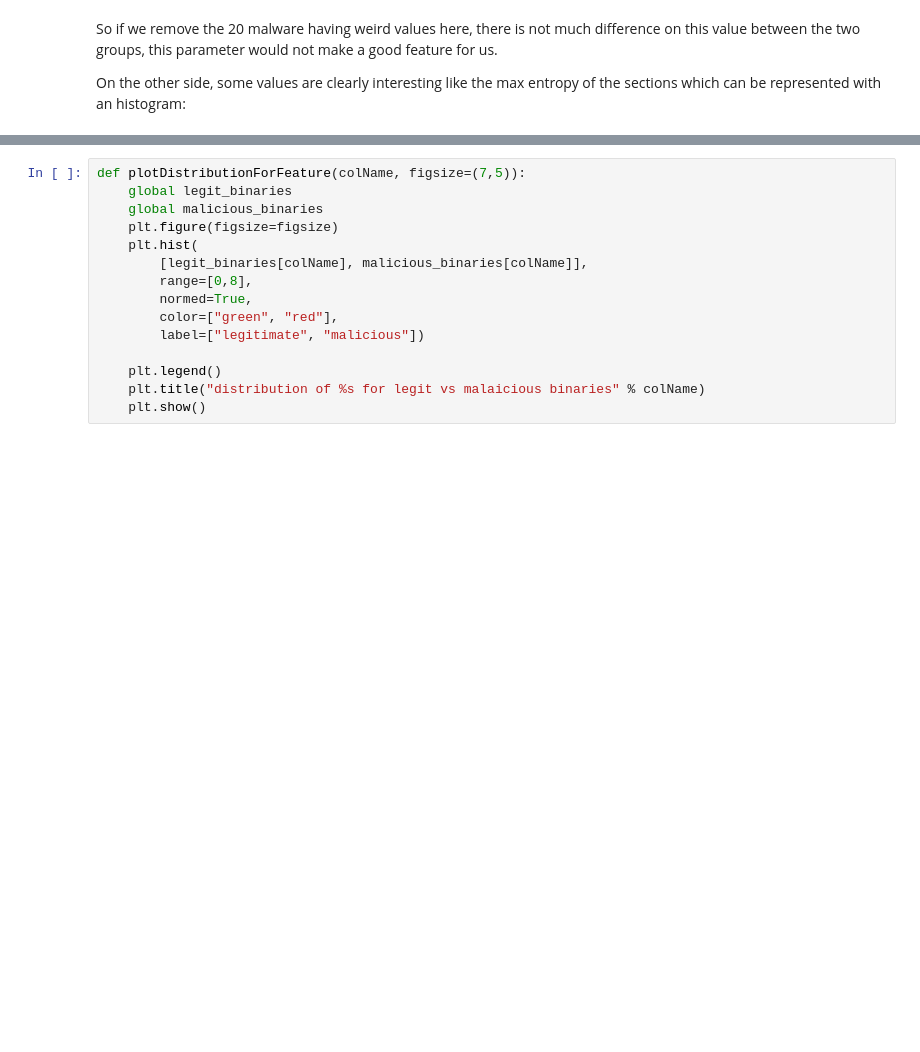
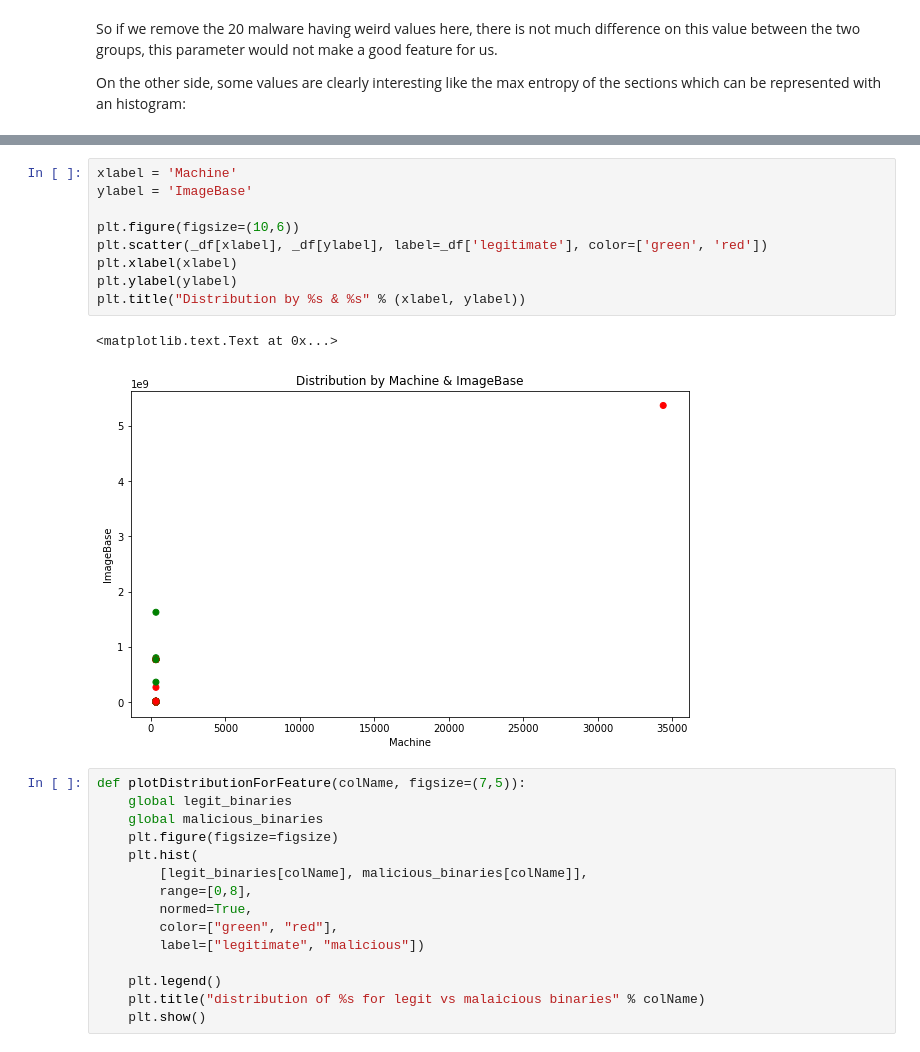
Before and after one commit to mebjas/owasp.tw.0718, a Jupyter notebook: notebooks/Malware Classification.ipynb, the cells around one changed output, grey strips where cells are left out. Saved outputs shown, nothing was run; the diff lists cells and outputs as text; blank space fills up the shorter version.

```diff
--- a/notebooks/Malware Classification.ipynb
+++ b/notebooks/Malware Classification.ipynb
@@ -158,3 +158,15 @@ plt.show()
+# %%
+xlabel = 'Machine'
+ylabel = 'ImageBase'
+
+plt.figure(figsize=(10,6))
+plt.scatter(_df[xlabel], _df[ylabel], label=_df['legitimate'], color=['green', 'red'])
+plt.xlabel(xlabel)
+plt.ylabel(ylabel)
+plt.title("Distribution by %s & %s" % (xlabel, ylabel))
+# %% [output]
+<matplotlib.text.Text at 0x...>
+[figure, added]
 # %%
 def plotDistributionForFeature(colName, figsize=(7,5)):
     global legit_binaries
```
Also changed, not shown: parts of 12 cells of this notebook.
